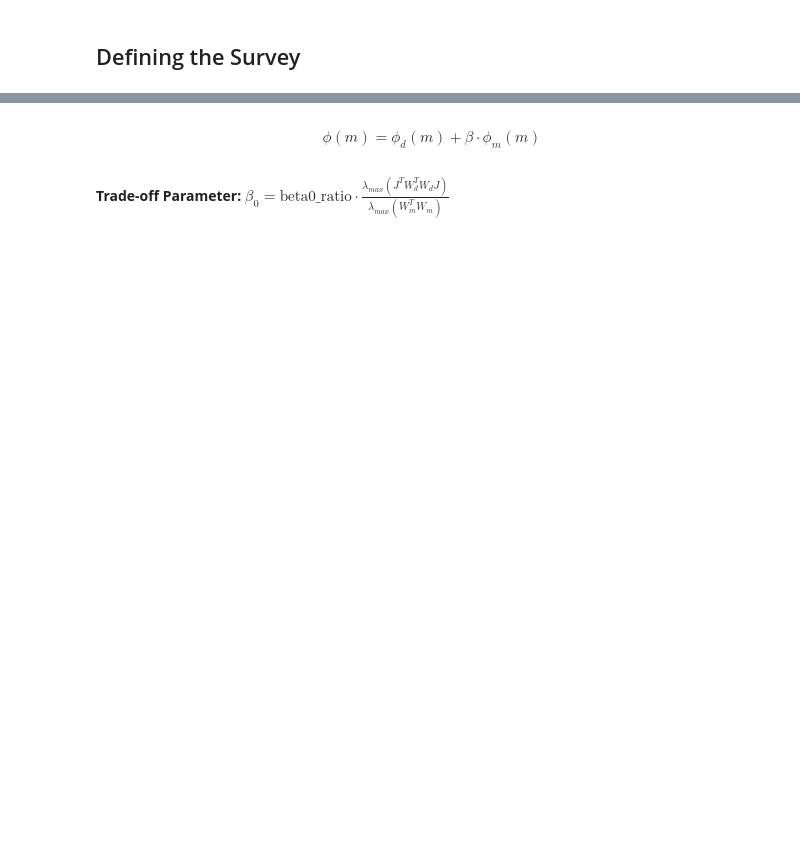
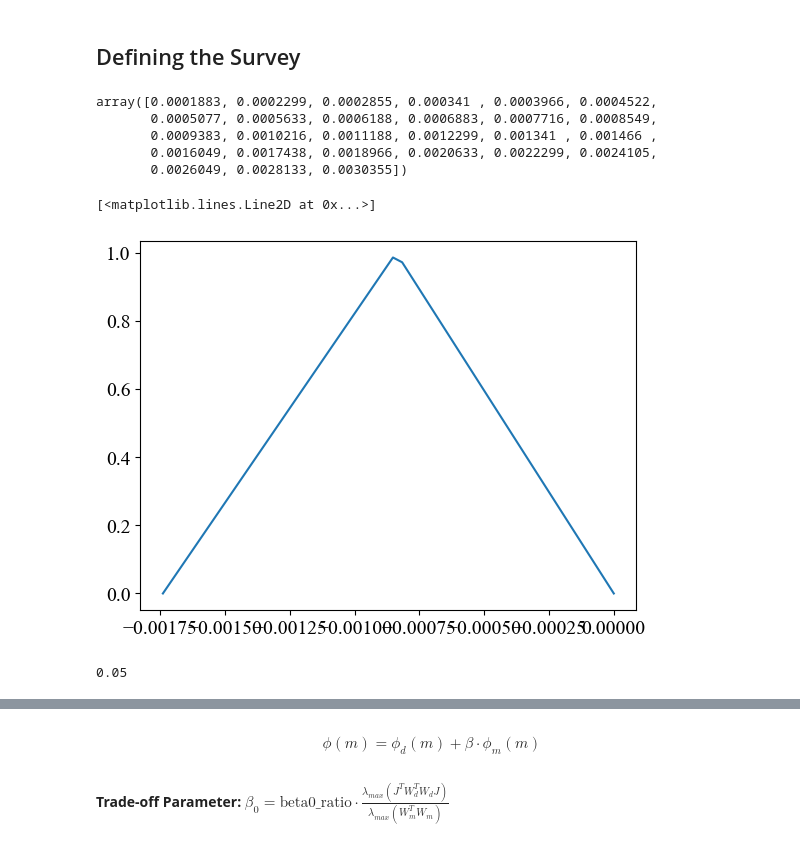
Before and after one commit to emgeolab/alberta_atem, a Jupyter notebook: 03.inversion.ipynb, the cells around one changed output, grey strips where cells are left out. Cells and saved outputs as stored; diff of their text form; code cells hidden in the pictures; blank space fills up the shorter version.

```diff
--- a/03.inversion.ipynb
+++ b/03.inversion.ipynb
@@ -69,6 +76,14 @@ receiver_list.append(
         receiver_location, times, orientation=receiver_orientation
     )
 )
+# %%
+times
+# %% [output]
+array([0.0001883, 0.0002299, 0.0002855, 0.000341 , 0.0003966, 0.0004522,
+       0.0005077, 0.0005633, 0.0006188, 0.0006883, 0.0007716, 0.0008549,
+       0.0009383, 0.0010216, 0.0011188, 0.0012299, 0.001341 , 0.001466 ,
+       0.0016049, 0.0017438, 0.0018966, 0.0020633, 0.0022299, 0.0024105,
+       0.0026049, 0.0028133, 0.0030355])
 # %%
 # Define the source waveform. (unit step-off, rectangular, triangular, quarter-sine, custom)
 # Triangular waveform.
@@ -80,6 +95,14 @@ waveform = tdem.sources.TriangularWaveform(
     off_time,
     peak_time
 )
+# %%
+time_tmp = np.linspace(-1.74e-3, 0)
+values = [waveform.eval(t) for t in time_tmp]
+
+plt.plot(time_tmp, values)
+# %% [output]
+[<matplotlib.lines.Line2D at 0x...>]
+[figure, added]
 # %%
 # Sources
 source_list = [
@@ -101,7 +124,9 @@ survey = tdem.Survey(source_list)
 # tmp = 5.0*1e-9 / np.max(np.abs(dobs))
 tmp = 0.05
 print(tmp)
-uncertainties = tmp * np.abs(dobs) * np.ones(np.shape(dobs))
+uncertainties = tmp * np.abs(dobs) * np.ones(np.shape(dobs)) + 1e-9 * 5
+# %% [output]
+0.05
 # %%
 data_object = data.Data(survey, dobs=dobs, standard_deviation=uncertainties)
 # %%
```
Also changed, not shown: parts of 21 cells of this notebook.
